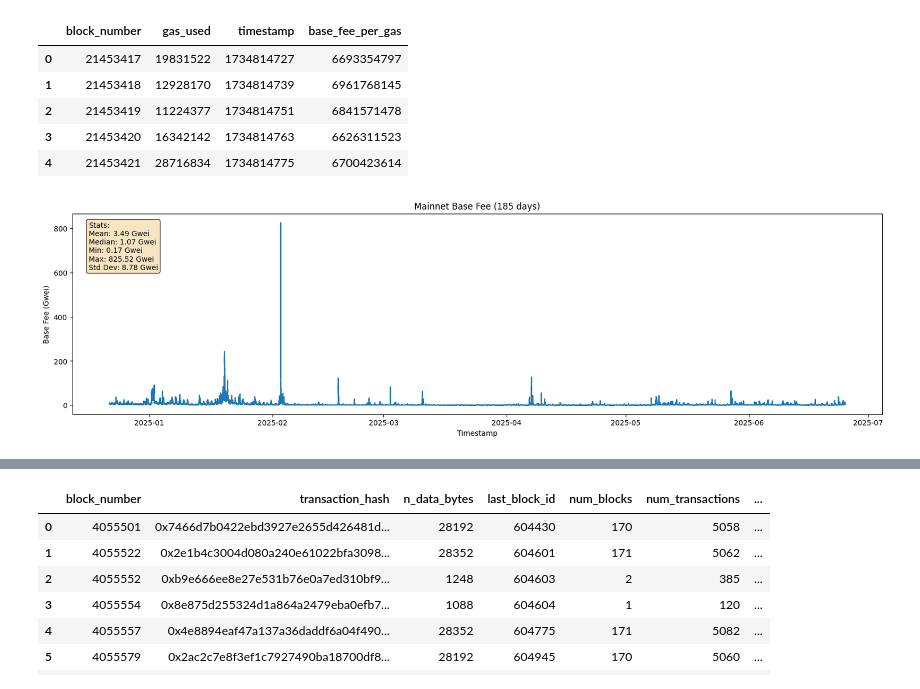
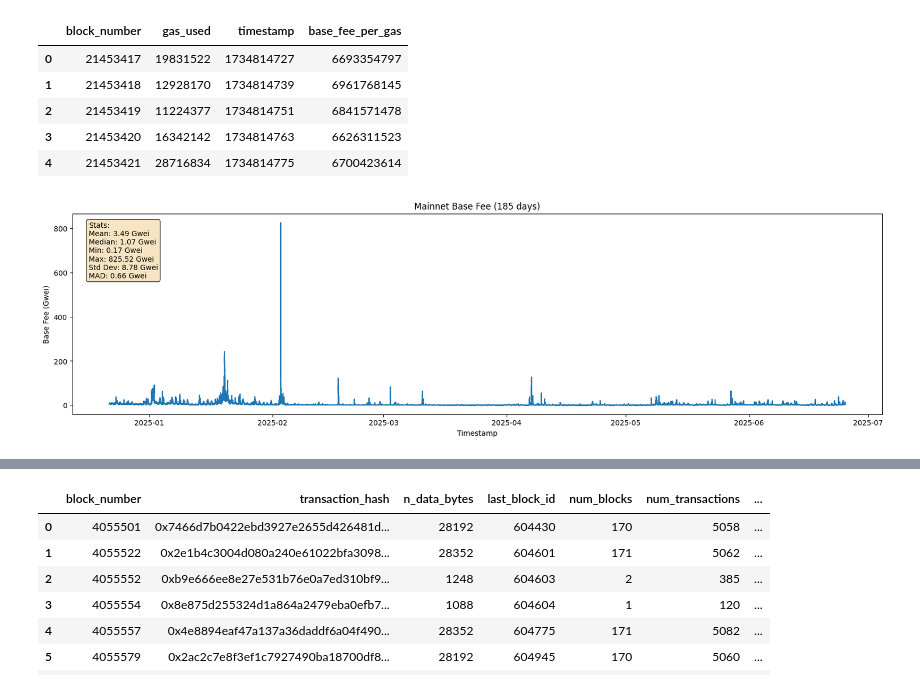
Before and after one commit to chainbound/taiko-priority-fee, a Jupyter notebook: main.ipynb, the cells around one changed output, grey strips where cells are left out. Cells and saved outputs as stored; diff of their text form; code cells hidden in the pictures.

```diff
--- a/main.ipynb
+++ b/main.ipynb
@@ -59,28 +59,29 @@ basefee_df.head()
 # %%
 basefee_df['timestamp'] = pd.to_datetime(basefee_df['timestamp'], unit='s')
 
 range = basefee_df['timestamp'].max() - basefee_df['timestamp'].min()
 
 # Calculate base fee statistics
 basefee_gwei = basefee_df['base_fee_per_gas'] / 1e9
 stats_text = f"""Stats:
 Mean: {basefee_gwei.mean():.2f} Gwei
 Median: {basefee_gwei.median():.2f} Gwei
 Min: {basefee_gwei.min():.2f} Gwei
 Max: {basefee_gwei.max():.2f} Gwei
-Std Dev: {basefee_gwei.std():.2f} Gwei"""
+Std Dev: {basefee_gwei.std():.2f} Gwei
+MAD: {np.median(np.abs(basefee_gwei - basefee_gwei.median())):.2f} Gwei"""
 
 plt.figure(figsize=(20, 5))
 plt.title(f'Mainnet Base Fee ({range.days} days)')
 plt.plot(basefee_df['timestamp'], basefee_gwei)
 plt.ylabel('Base Fee (Gwei)')
 plt.xlabel('Timestamp')
 
 # Add text box with statistics
 plt.text(0.02, 0.96, stats_text, transform=plt.gca().transAxes,
          verticalalignment='top', bbox=dict(boxstyle='round', facecolor='wheat', alpha=0.8))
 
 plt.show()
 # %% [output]
-[figure, old version]
+[figure, new version]
 # %%
```
Also changed, not shown: parts of 10 cells of this notebook, 6 other files.
